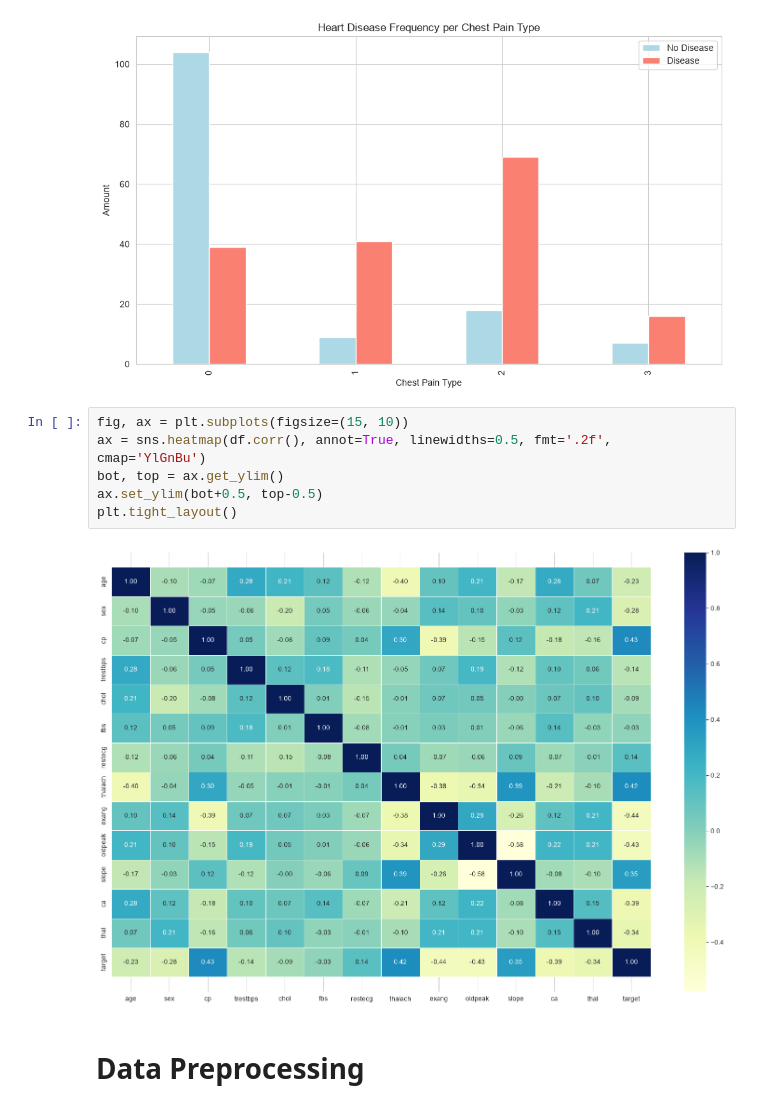
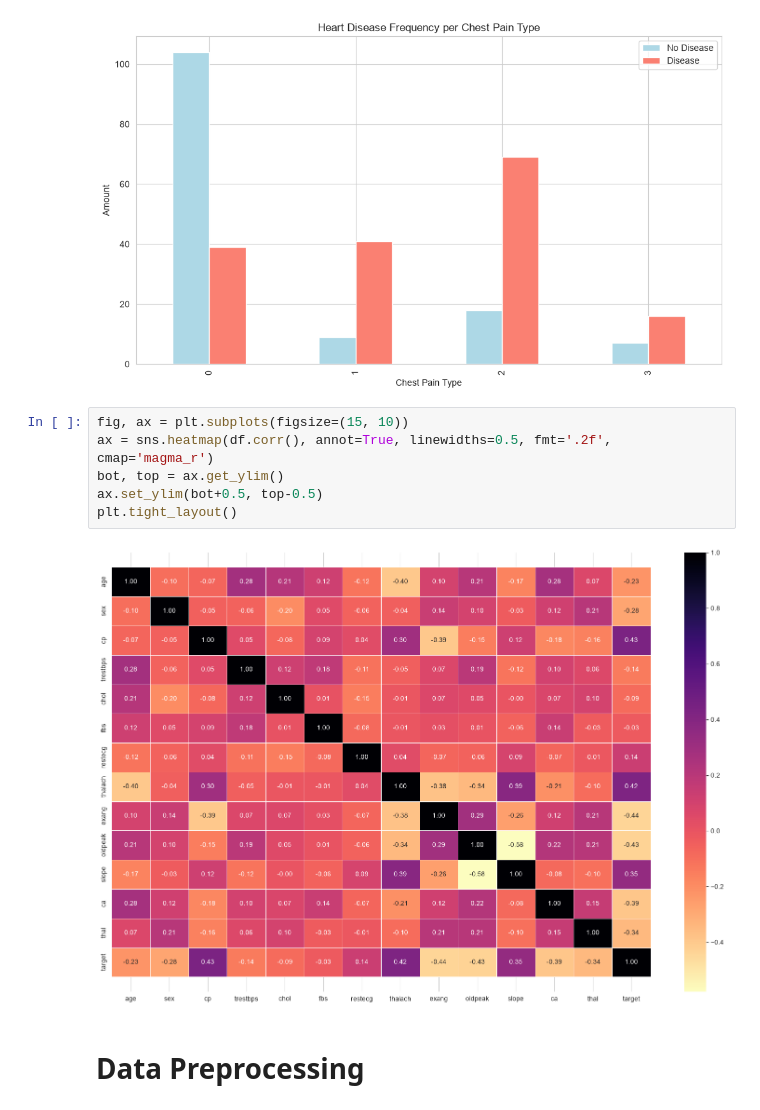
Before and after one commit to azharaul/ds-ml-learning-journey, a Jupyter notebook: projects/project-1-heart-disease-prediction/notebooks/end-to-end-heart-disease-classification.ipynb, the cells around one changed output. Saved outputs shown, nothing was run; the diff lists cells and outputs as text.

```diff
--- a/projects/project-1-heart-disease-prediction/notebooks/end-to-end-heart-disease-classification.ipynb
+++ b/projects/project-1-heart-disease-prediction/notebooks/end-to-end-heart-disease-classification.ipynb
@@ -246,12 +247,12 @@ plt.tight_layout()
 [figure]
 # %%
 fig, ax = plt.subplots(figsize=(15, 10))
-ax = sns.heatmap(df.corr(), annot=True, linewidths=0.5, fmt='.2f', cmap='YlGnBu')
+ax = sns.heatmap(df.corr(), annot=True, linewidths=0.5, fmt='.2f', cmap='magma_r')
 bot, top = ax.get_ylim()
 ax.set_ylim(bot+0.5, top-0.5)
 plt.tight_layout()
 # %% [output]
-[figure, old version]
+[figure, new version]
 # %% [markdown]
 # Data Preprocessing
 # %%
```
Also changed, not shown: parts of 5 cells of this notebook, 1 other file.
